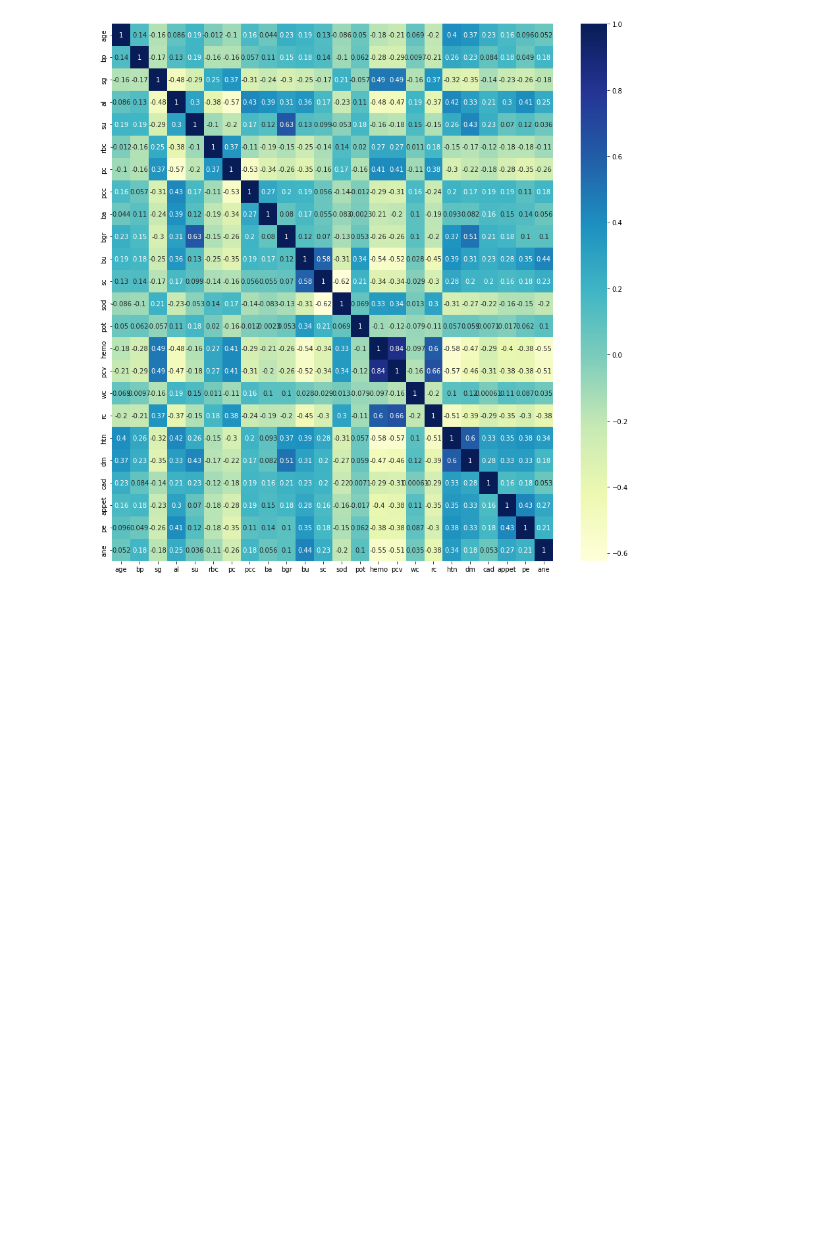
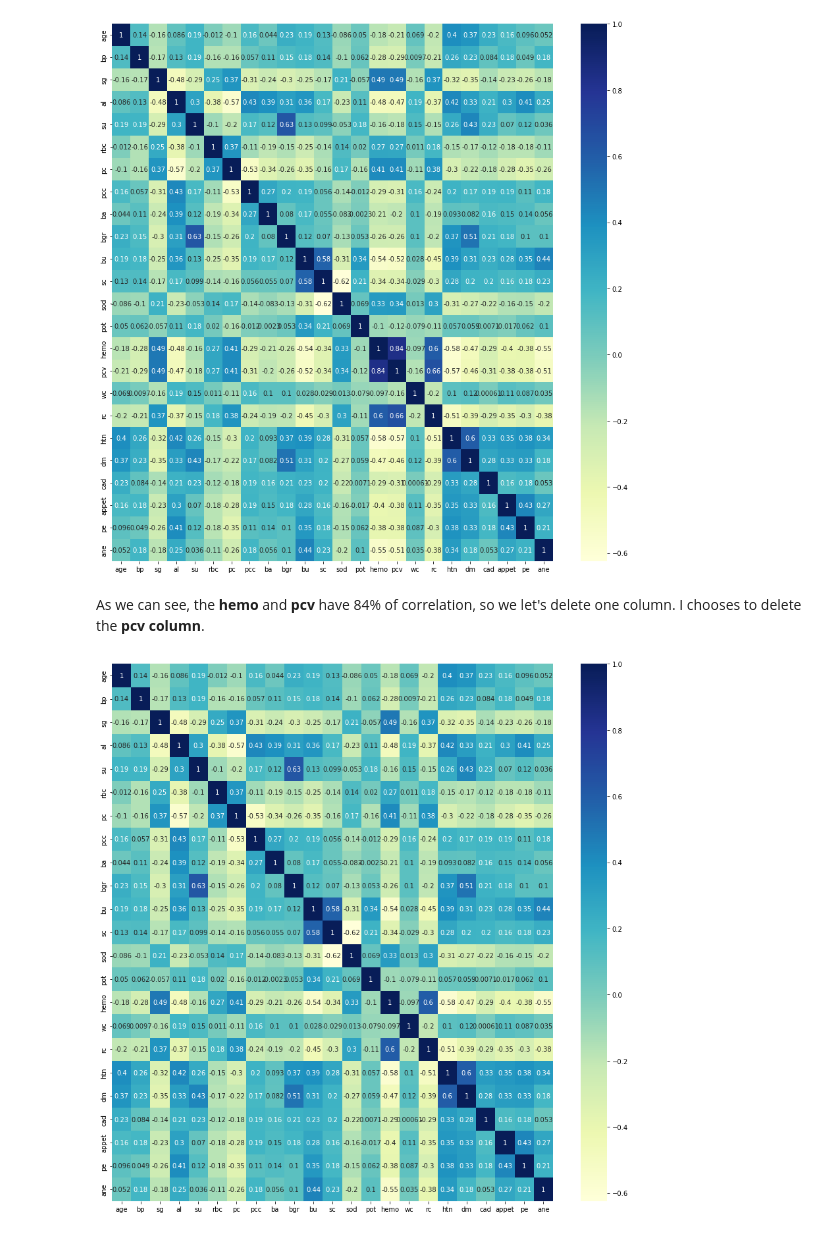
Before and after one commit to FelipNS/DataScience__Cancer, a Jupyter notebook: Step1 - Cleaning & Treatment/clean_treatment.ipynb, the cells around one changed output. Drawn from its saved outputs; the diff is of its cells as text; code cells hidden in the pictures; blank space fills up the shorter version.

Commit message:
Finally clean data

```diff
--- a/Step1 - Cleaning & Treatment/clean_treatment.ipynb
+++ b/Step1 - Cleaning & Treatment/clean_treatment.ipynb
@@ -191,3 +189,15 @@ sns.heatmap(data=X.corr(),
 plt.show()
 # %% [output]
 [figure]
+# %% [markdown]
+As we can see, the **hemo** and **pcv** have 84% of correlation, so we let's delete one column. I chooses to delete the **pcv column**.
+# %%
+df.drop('pcv', axis=1, inplace=True)
+fig = plt.figure(figsize=(15, 15))
+X = df.drop('classification', axis=1)
+sns.heatmap(data=X.corr(), #Correlation between data of dataframe
+            annot=True, #If True will show the numbers
+            cmap='YlGnBu') #Define the color of heatmap
+plt.show()
+# %% [output]
+[figure, added]
```
Also changed, not shown: parts of 6 cells of this notebook, 1 other file.
